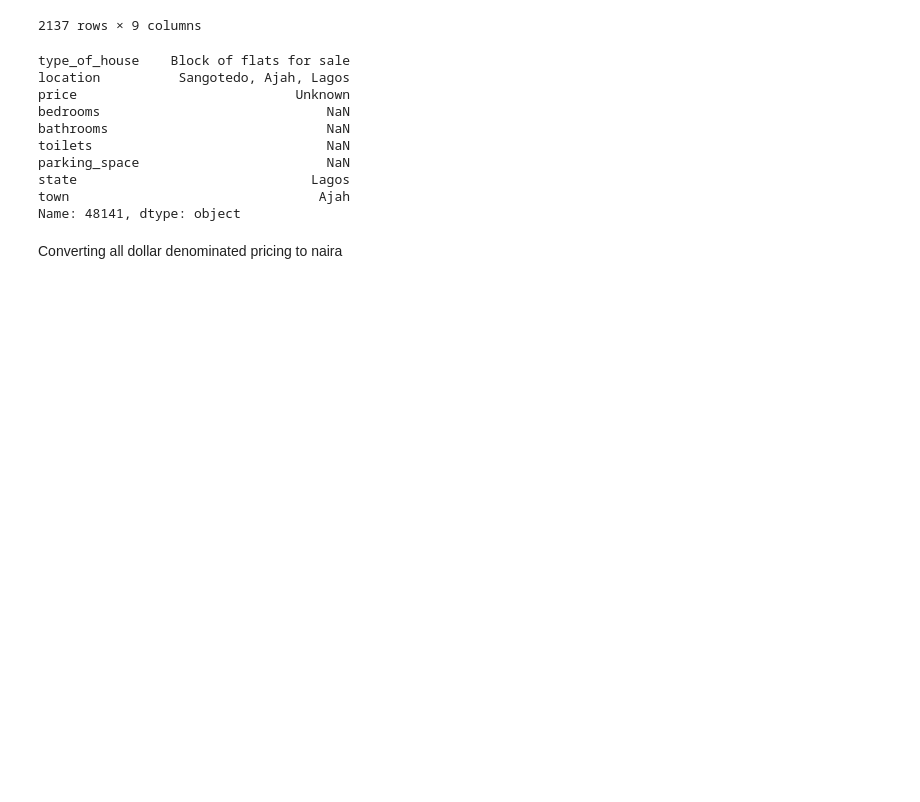
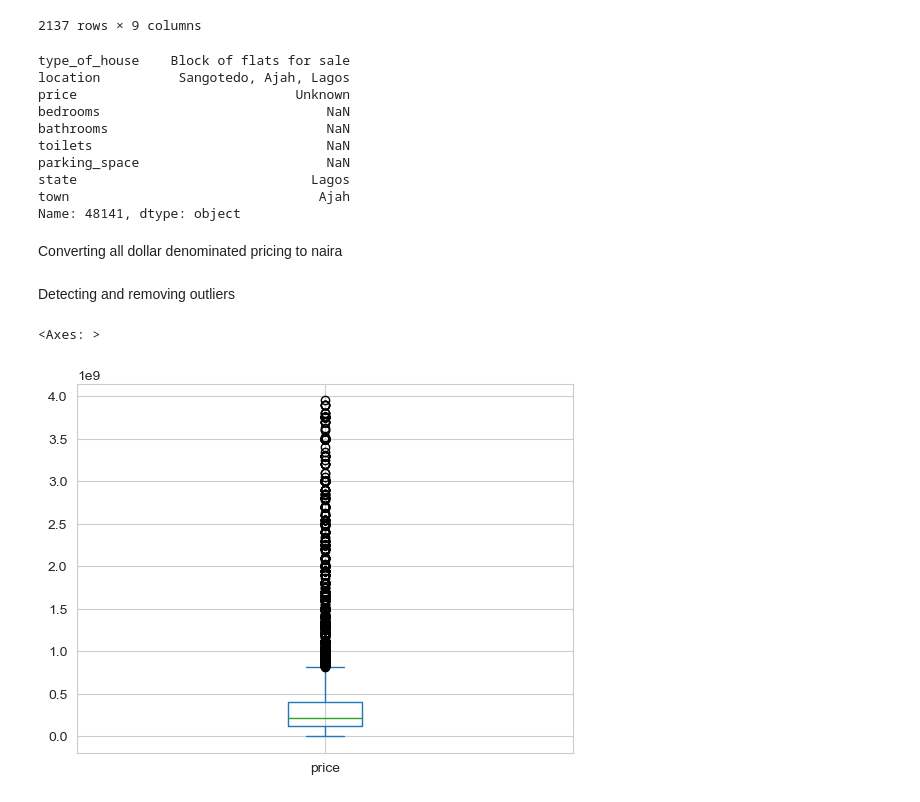
Before and after one commit to kingksjo/ng_houses, a Jupyter notebook: houses_analysis.ipynb, the cells around one changed output. Cells and saved outputs as stored; diff of their text form; code cells hidden in the pictures; blank space fills up the shorter version.

Commit message:
Removed outliers

```diff
--- a/houses_analysis.ipynb
+++ b/houses_analysis.ipynb
@@ -176,3 +176,15 @@ def convert_price(price):
 data["price"] = data["price"].apply(convert_price)
 # %%
 data = data[~data["price"].isna()]
+# %% [markdown]
+Detecting and removing outliers
+# %%
+data = data[data["bedrooms"] < 20]
+data = data[data["bathrooms"] < 20]
+data = data[data["toilets"] < 20]
+data = data[data["parking_space"] < 20]
+# %%
+data["price"].plot(kind="box")
+# %% [output]
+<Axes: >
+[figure, added]
```
Also changed, not shown: parts of 11 cells of this notebook.
